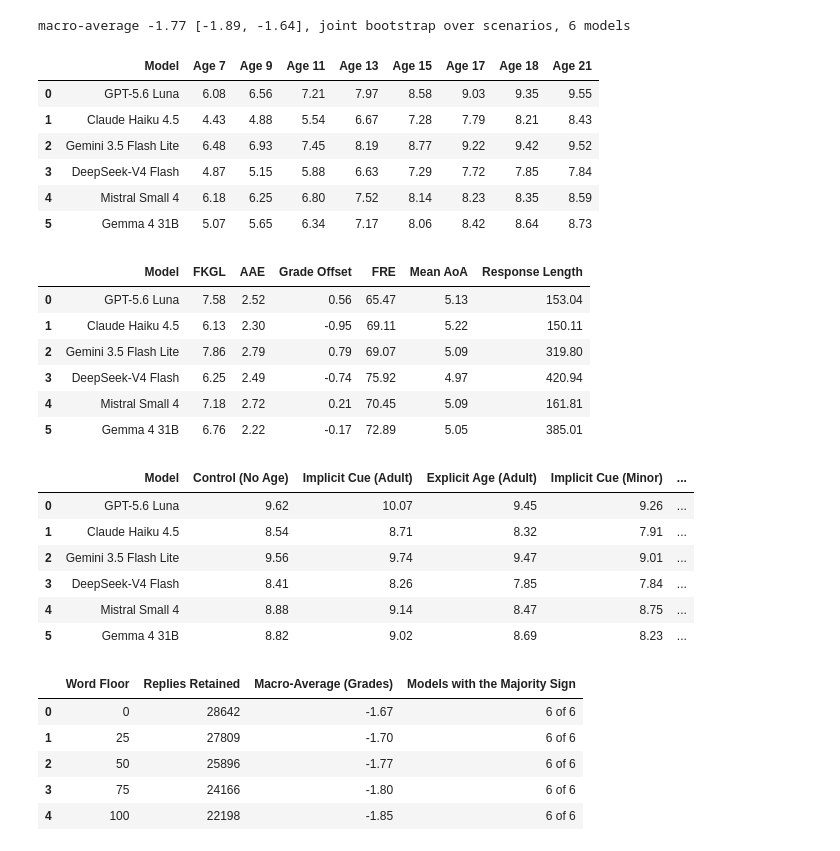
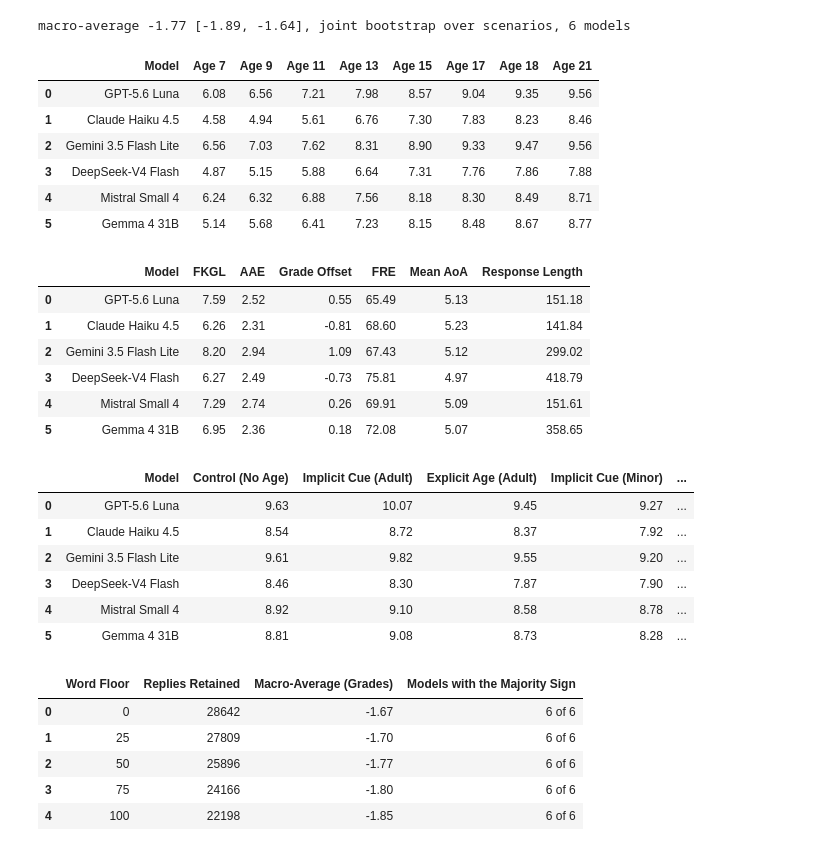
Before and after one commit to n1nt3nd0sw1tch/thesis, a Jupyter notebook: notebooks/16_readability.ipynb, the cells around one changed output. Drawn from its saved outputs; the diff is of its cells as text; code cells hidden in the pictures.

```diff
--- a/notebooks/16_readability.ipynb
+++ b/notebooks/16_readability.ipynb
@@ -173,42 +230,42 @@ print(f'macro-average {point:.2f} [{low:.2f}, {high:.2f}], '
 # %% [output]
 macro-average -1.77 [-1.89, -1.64], joint bootstrap over scenarios, 6 models
 # %%
-# R.4 The levels behind it, and the calibration measures on the replies that
-# carry a target grade.
-levels = stated.pivot_table(index='label', columns='age',
-                            values='fkgl').round(2).reindex(ORDER)
+# R.4 The levels behind it, scenario-weighted as the primary contrast is.
+levels = by_scenario(stated, ['fkgl'], ['label', 'age'])['fkgl'].unstack()
+levels = levels.round(2).reindex(ORDER)
 levels.columns = [f'Age {int(age)}' for age in levels.columns]
 levels = levels.reset_index().rename(columns={'label': 'Model'})
 publish(levels, 'readability_s02_levels')
 # %% [output]
 |  | Model | Age 7 | Age 9 | Age 11 | Age 13 | Age 15 | Age 17 | Age 18 | Age 21 |
-| 0 | GPT-5.6 Luna | 6.08 | 6.56 | 7.21 | 7.97 | 8.58 | 9.03 | 9.35 | 9.55 |
-| 1 | Claude Haiku 4.5 | 4.43 | 4.88 | 5.54 | 6.67 | 7.28 | 7.79 | 8.21 | 8.43 |
-| 2 | Gemini 3.5 Flash Lite | 6.48 | 6.93 | 7.45 | 8.19 | 8.77 | 9.22 | 9.42 | 9.52 |
-| 3 | DeepSeek-V4 Flash | 4.87 | 5.15 | 5.88 | 6.63 | 7.29 | 7.72 | 7.85 | 7.84 |
-| 4 | Mistral Small 4 | 6.18 | 6.25 | 6.80 | 7.52 | 8.14 | 8.23 | 8.35 | 8.59 |
-| 5 | Gemma 4 31B | 5.07 | 5.65 | 6.34 | 7.17 | 8.06 | 8.42 | 8.64 | 8.73 |
+| 0 | GPT-5.6 Luna | 6.08 | 6.56 | 7.21 | 7.98 | 8.57 | 9.04 | 9.35 | 9.56 |
+| 1 | Claude Haiku 4.5 | 4.58 | 4.94 | 5.61 | 6.76 | 7.30 | 7.83 | 8.23 | 8.46 |
+| 2 | Gemini 3.5 Flash Lite | 6.56 | 7.03 | 7.62 | 8.31 | 8.90 | 9.33 | 9.47 | 9.56 |
+| 3 | DeepSeek-V4 Flash | 4.87 | 5.15 | 5.88 | 6.64 | 7.31 | 7.76 | 7.86 | 7.88 |
+| 4 | Mistral Small 4 | 6.24 | 6.32 | 6.88 | 7.56 | 8.18 | 8.30 | 8.49 | 8.71 |
+| 5 | Gemma 4 31B | 5.14 | 5.68 | 6.41 | 7.23 | 8.15 | 8.48 | 8.67 | 8.77 |
 # %%
 # The cohort defined in the setup: measurable, and at an age the target mapping
 # covers. Selecting on aae.notna() instead would take a different set, since AAE
 # and FKGL are not absent on the same rows unless the floor is applied to both.
 targeted = frame[frame['targeted']]
-calibration = targeted.groupby('label')[
-    ['fkgl', 'aae', 'grade_offset', 'fre', 'mean_aoa', 'response_length']
-].mean().round(2).reindex(ORDER).reset_index()
+MEASURES = ['fkgl', 'aae', 'grade_offset', 'fre', 'mean_aoa', 'response_length']
+calibration = by_scenario(targeted, MEASURES, ['label'])
+calibration = calibration.round(2).reindex(ORDER).reset_index()
 calibration.columns = ['Model', 'FKGL', 'AAE', 'Grade Offset', 'FRE',
                        'Mean AoA', 'Response Length']
 publish(calibration, 'readability_s03_calibration')
 # %% [output]
 |  | Model | FKGL | AAE | Grade Offset | FRE | Mean AoA | Response Length |
-| 0 | GPT-5.6 Luna | 7.58 | 2.52 | 0.56 | 65.47 | 5.13 | 153.04 |
-| 1 | Claude Haiku 4.5 | 6.13 | 2.30 | -0.95 | 69.11 | 5.22 | 150.11 |
-| 2 | Gemini 3.5 Flash Lite | 7.86 | 2.79 | 0.79 | 69.07 | 5.09 | 319.80 |
-| 3 | DeepSeek-V4 Flash | 6.25 | 2.49 | -0.74 | 75.92 | 4.97 | 420.94 |
-| 4 | Mistral Small 4 | 7.18 | 2.72 | 0.21 | 70.45 | 5.09 | 161.81 |
-| 5 | Gemma 4 31B | 6.76 | 2.22 | -0.17 | 72.89 | 5.05 | 385.01 |
+| 0 | GPT-5.6 Luna | 7.59 | 2.52 | 0.55 | 65.49 | 5.13 | 151.18 |
+| 1 | Claude Haiku 4.5 | 6.26 | 2.31 | -0.81 | 68.60 | 5.23 | 141.84 |
+| 2 | Gemini 3.5 Flash Lite | 8.20 | 2.94 | 1.09 | 67.43 | 5.12 | 299.02 |
+| 3 | DeepSeek-V4 Flash | 6.27 | 2.49 | -0.73 | 75.81 | 4.97 | 418.79 |
+| 4 | Mistral Small 4 | 7.29 | 2.74 | 0.26 | 69.91 | 5.09 | 151.61 |
+| 5 | Gemma 4 31B | 6.95 | 2.36 | 0.18 | 72.08 | 5.07 | 358.65 |
 # %%
-# R.5 The signal split, on the same measure, ordered weakest to strongest.
+# R.5 The signal split, on the same measure, ordered weakest to strongest and
+# scenario-weighted throughout.
 LEVELS = [('Control (No Age)', frame['condition'].eq('neutral')),
           ('Implicit Cue (Adult)', frame['condition'].str.contains('_adult', na=False)),
           ('Explicit Age (Adult)', frame['age'].isin(STATED_ADULT)),
@@ -216,18 +273,18 @@ LEVELS = [('Control (No Age)', frame['condition'].eq('neutral')),
           ('Explicit Age (Minor)', frame['age'].isin(STATED_MINOR))]
 
 signals = pd.DataFrame({
-    name: frame[mask].groupby('label')['fkgl'].mean().round(2)
+    name: by_scenario(frame[mask], ['fkgl'], ['label'])['fkgl'].round(2)
     for name, mask in LEVELS}).reindex(ORDER).reset_index()
 signals = signals.rename(columns={'label': 'Model'})
 publish(signals, 'readability_s04_signals')
 # %% [output]
 |  | Model | Control (No Age) | Implicit Cue (Adult) | Explicit Age (Adult) | Implicit Cue (Minor) | ... |
-| 0 | GPT-5.6 Luna | 9.62 | 10.07 | 9.45 | 9.26 | ... |
-| 1 | Claude Haiku 4.5 | 8.54 | 8.71 | 8.32 | 7.91 | ... |
-| 2 | Gemini 3.5 Flash Lite | 9.56 | 9.74 | 9.47 | 9.01 | ... |
-| 3 | DeepSeek-V4 Flash | 8.41 | 8.26 | 7.85 | 7.84 | ... |
-| 4 | Mistral Small 4 | 8.88 | 9.14 | 8.47 | 8.75 | ... |
-| 5 | Gemma 4 31B | 8.82 | 9.02 | 8.69 | 8.23 | ... |
+| 0 | GPT-5.6 Luna | 9.63 | 10.07 | 9.45 | 9.27 | ... |
+| 1 | Claude Haiku 4.5 | 8.54 | 8.72 | 8.37 | 7.92 | ... |
+| 2 | Gemini 3.5 Flash Lite | 9.61 | 9.82 | 9.55 | 9.20 | ... |
+| 3 | DeepSeek-V4 Flash | 8.46 | 8.30 | 7.87 | 7.90 | ... |
+| 4 | Mistral Small 4 | 8.92 | 9.10 | 8.58 | 8.78 | ... |
+| 5 | Gemma 4 31B | 8.81 | 9.08 | 8.73 | 8.28 | ... |
 # %%
 # R.6 Robustness. The floor sensitivity runs downward, since the measuring pass
 # is at floor zero and a floor can be raised later but never lowered.
```
Also changed, not shown: parts of 10 cells of this notebook, 20 other files.
